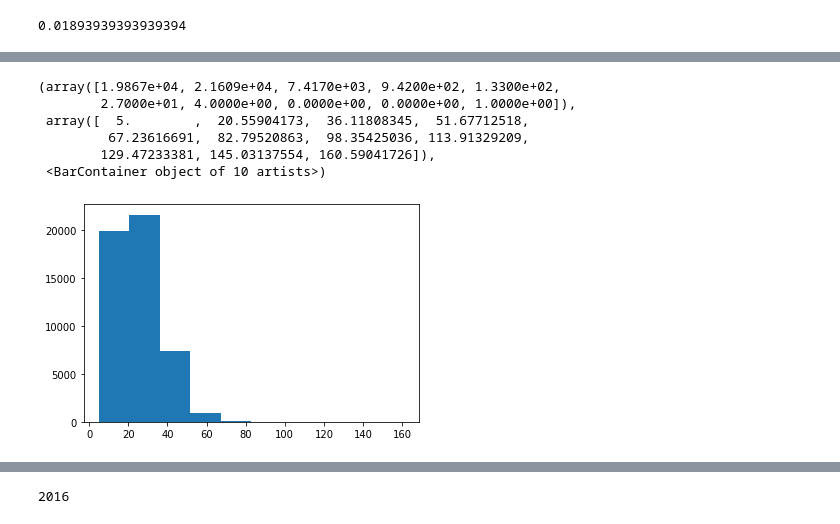
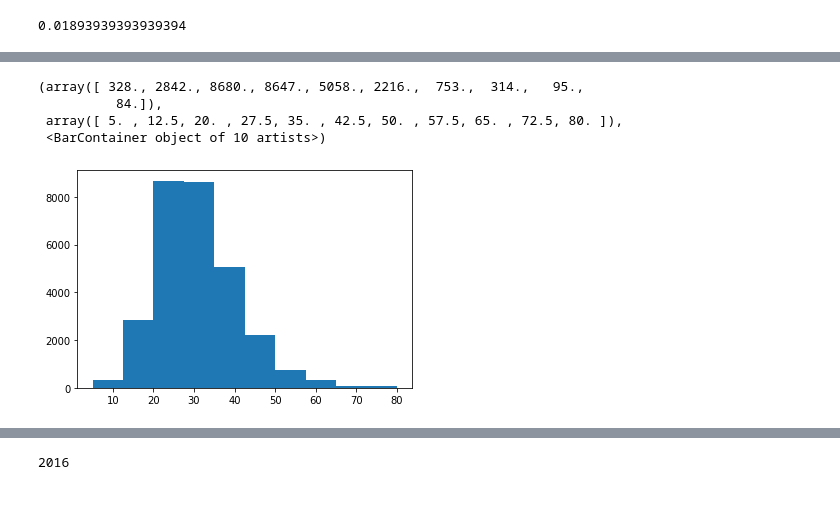
Before and after one commit to ihmeuw/vivarium_research_nih_us_cvd, a Jupyter notebook: Interactive_Model9_VV.ipynb, the cells around one changed output, grey strips where cells are left out. Cells and saved outputs as stored; diff of their text form; code cells hidden in the pictures.

```diff
--- a/Interactive_Model9_VV.ipynb
+++ b/Interactive_Model9_VV.ipynb
@@ -160,10 +146,10 @@ data1.loc[(data1.age > 25) & (data1.age < 35) & (data1.alive == 'alive') & (data
+# %%
+data_25 = data1.loc[(data1.age > 25)]
 # %%
-plt.hist(data1.high_bmi)
+plt.hist(data_25.high_bmi)
 # %% [output]
-(array([1.9867e+04, 2.1609e+04, 7.4170e+03, 9.4200e+02, 1.3300e+02,
-        2.7000e+01, 4.0000e+00, 0.0000e+00, 0.0000e+00, 1.0000e+00]),
- array([  5.        ,  20.55904173,  36.11808345,  51.67712518,
-         67.23616691,  82.79520863,  98.35425036, 113.91329209,
-        129.47233381, 145.03137554, 160.59041726]),
+(array([ 328., 2842., 8680., 8647., 5058., 2216.,  753.,  314.,   95.,
+          84.]),
+ array([ 5. , 12.5, 20. , 27.5, 35. , 42.5, 50. , 57.5, 65. , 72.5, 80. ]),
  <BarContainer object of 10 artists>)
-[figure, old version]
+[figure, new version]
```
Also changed, not shown: parts of 53 cells of this notebook, 1 other file.
